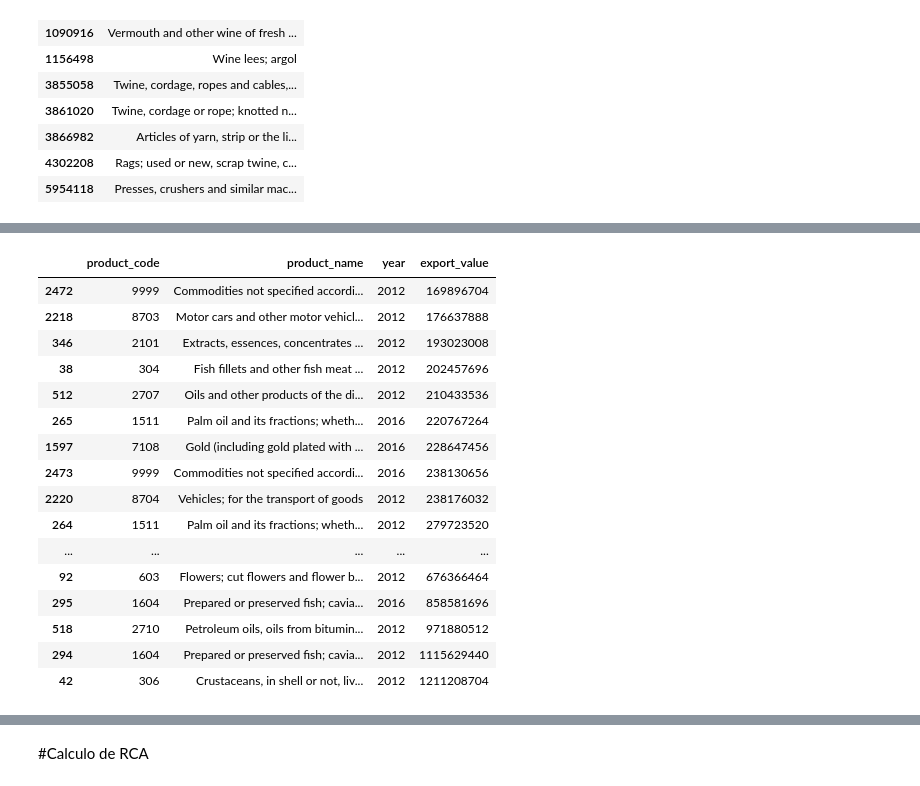
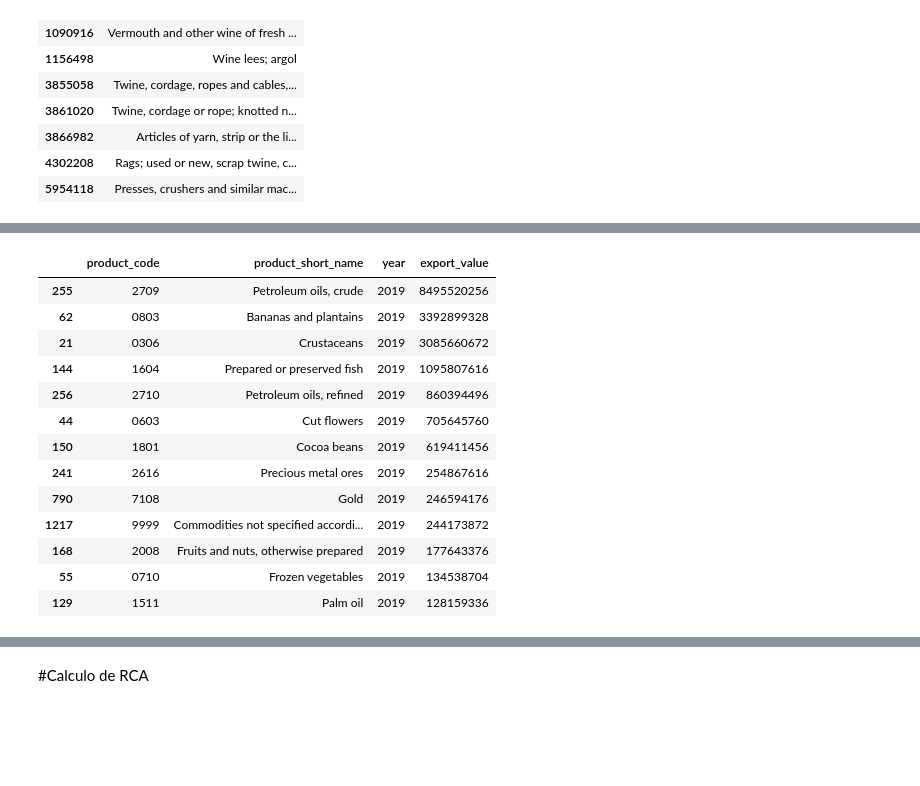
Before and after one commit to descandon88/Ecuador-Growth-data-set, a Jupyter notebook: Ecuador_contrade_data_analysis.ipynb, the cells around one changed output, grey strips where cells are left out. Cells and saved outputs as stored; diff of their text form; code cells hidden in the pictures; blank space fills up the shorter version.

```diff
--- a/Ecuador_contrade_data_analysis.ipynb
+++ b/Ecuador_contrade_data_analysis.ipynb
@@ -67,7 +68,7 @@ Mounted at /content/drive
 # %%
 ## Se importa la base de exportaciones de productos drive
-df = pd.read_csv("/content/drive/MyDrive/eci/base/df_updated.csv")
-df_test = pd.read_csv("/content/drive/MyDrive/eci/base/df_tipo_pro.csv")
+df_base = pd.read_csv("/content/drive/MyDrive/eci/base/df_updated.csv")
+df_short_name = pd.read_csv("/content/drive/MyDrive/eci/base/df_tipo_pro.csv")
 
 print('dataframes cargados')
 # %% [output]
@@ -98,0 +76,6 @@ memory usage: 337.5+ MB
+# %%
+df_base['product_code'] = df_base['product_code'].apply(lambda x: '{0:0>4}'.format(x))
+# df['product_code']  = df['product_code'] .apply(np.int64)
+
+df_base.sample(n=6)
+df_base.info()
@@ -99,6 +103,15 @@ memory usage: 337.5+ MB
 # %%
-df_test.sample(n=6)
-df_test.info()
-df_test['product_id'].nunique()
+# df_test.sample(n=6)
+# df_test['hs_product_code'] = df_test['hs_product_code'].apply(np.int64)
+df_short_name.rename(columns={"hs_product_code": "product_code"}, inplace=True)
+df_short_name.rename(columns={"hs_product_name_short_en": "product_short_name"}, inplace=True)
+
+
+df_short_name.sample(n=25)
+
+df_short_name.info()
+df_short_name['product_id'].nunique()
+df_short_name['product_code'].nunique()
+
 # df_test[ (df_test['country_name']=='Ecuador')].sort_values(by=['year'],ascending=False)[['index','country_iso_code','tech','year']][0:30]
 # %% [output]
@@ -128,0 +149,9 @@ df['country_name'].nunique()
+# %%
+df_base['product_code'].nunique()
+    # df_all = pd.merge(df_all,data[[anio_col,pais_col,prod_col,prod_code,value_col]],how='left',on=[anio_col,pais_col,prod_col])
+
+# df['product_code'].nunique()
+# df = pd.merge(df_base, df_short_name[['product_code','short_name']],how='right', on=['product_code']).copy()
+df = pd.merge(df_base, df_short_name[['product_code','product_short_name']],how='inner', on='product_code').copy()
+
+df.head()
@@ -154,38 +382,35 @@ df[df['product_name'].str.contains(STRING,flags=re.IGNORECASE, regex=True)][['pr
 # %%
 
-years=[2012,2016]
+years=[2019]
 
 df_ec_ex_2012 = df[(df['country_name']=='Ecuador')  & (df['year'].isin(years))].copy()
 df_ec_ex_2016 = df[(df['country_name']=='Ecuador')  & (df['year'] == 2016) ].copy()
 
-df_ec_ex_2012 = df_ec_ex_2012.groupby(['product_code','product_name','year'],as_index=False)['export_value'].sum()
+df_ec_ex_2012 = df_ec_ex_2012.groupby(['product_code','product_short_name','year'],as_index=False)['export_value'].sum()
 df_ec_ex_2016 = df_ec_ex_2016.groupby(['product_code','product_name'],as_index=False)['export_value'].sum()
 
 
 df_ec_ex_2012.sort_values(by=['export_value'],ascending=False,inplace=True)
 
-df_ec_top10_2012 = df_ec_ex_2012.iloc[0:25, :].copy()
-df_ec_top10_2012.sort_values(by=['export_value'],ascending=True,inplace=True)
+df_ec_top10_2012 = df_ec_ex_2012.iloc[0:13, :].copy()
+df_ec_top10_2012.sort_values(by=['export_value'],ascending=False,inplace=True)
 
-df_ec_top10_2012.head(20)
+df_ec_top10_2012.head(26)
 # %% [output]
-|  | product_code | product_name | year | export_value |
-| 2472 | 9999 | Commodities not specified accordi... | 2012 | 169896704 |
-| 2218 | 8703 | Motor cars and other motor vehicl... | 2012 | 176637888 |
-| 346 | 2101 | Extracts, essences, concentrates ... | 2012 | 193023008 |
-| 38 | 304 | Fish fillets and other fish meat ... | 2012 | 202457696 |
-| 512 | 2707 | Oils and other products of the di... | 2012 | 210433536 |
-| 265 | 1511 | Palm oil and its fractions; wheth... | 2016 | 220767264 |
-| 1597 | 7108 | Gold (including gold plated with ... | 2016 | 228647456 |
-| 2473 | 9999 | Commodities not specified accordi... | 2016 | 238130656 |
-| 2220 | 8704 | Vehicles; for the transport of goods | 2012 | 238176032 |
-| 264 | 1511 | Palm oil and its fractions; wheth... | 2012 | 279723520 |
-| ... | ... | ... | ... | ... |
-| 92 | 603 | Flowers; cut flowers and flower b... | 2012 | 676366464 |
-| 295 | 1604 | Prepared or preserved fish; cavia... | 2016 | 858581696 |
-| 518 | 2710 | Petroleum oils, oils from bitumin... | 2012 | 971880512 |
-| 294 | 1604 | Prepared or preserved fish; cavia... | 2012 | 1115629440 |
-| 42 | 306 | Crustaceans, in shell or not, liv... | 2012 | 1211208704 |
+|  | product_code | product_short_name | year | export_value |
+| 255 | 2709 | Petroleum oils, crude | 2019 | 8495520256 |
+| 62 | 0803 | Bananas and plantains | 2019 | 3392899328 |
+| 21 | 0306 | Crustaceans | 2019 | 3085660672 |
+| 144 | 1604 | Prepared or preserved fish | 2019 | 1095807616 |
+| 256 | 2710 | Petroleum oils, refined | 2019 | 860394496 |
+| 44 | 0603 | Cut flowers | 2019 | 705645760 |
+| 150 | 1801 | Cocoa beans | 2019 | 619411456 |
+| 241 | 2616 | Precious metal ores | 2019 | 254867616 |
+| 790 | 7108 | Gold | 2019 | 246594176 |
+| 1217 | 9999 | Commodities not specified accordi... | 2019 | 244173872 |
+| 168 | 2008 | Fruits and nuts, otherwise prepared | 2019 | 177643376 |
+| 55 | 0710 | Frozen vegetables | 2019 | 134538704 |
+| 129 | 1511 | Palm oil | 2019 | 128159336 |
 # %%
 import textwrap
 def wrap_labels(ax, width, break_long_words=False):
```
Also changed, not shown: parts of 39 cells of this notebook.
